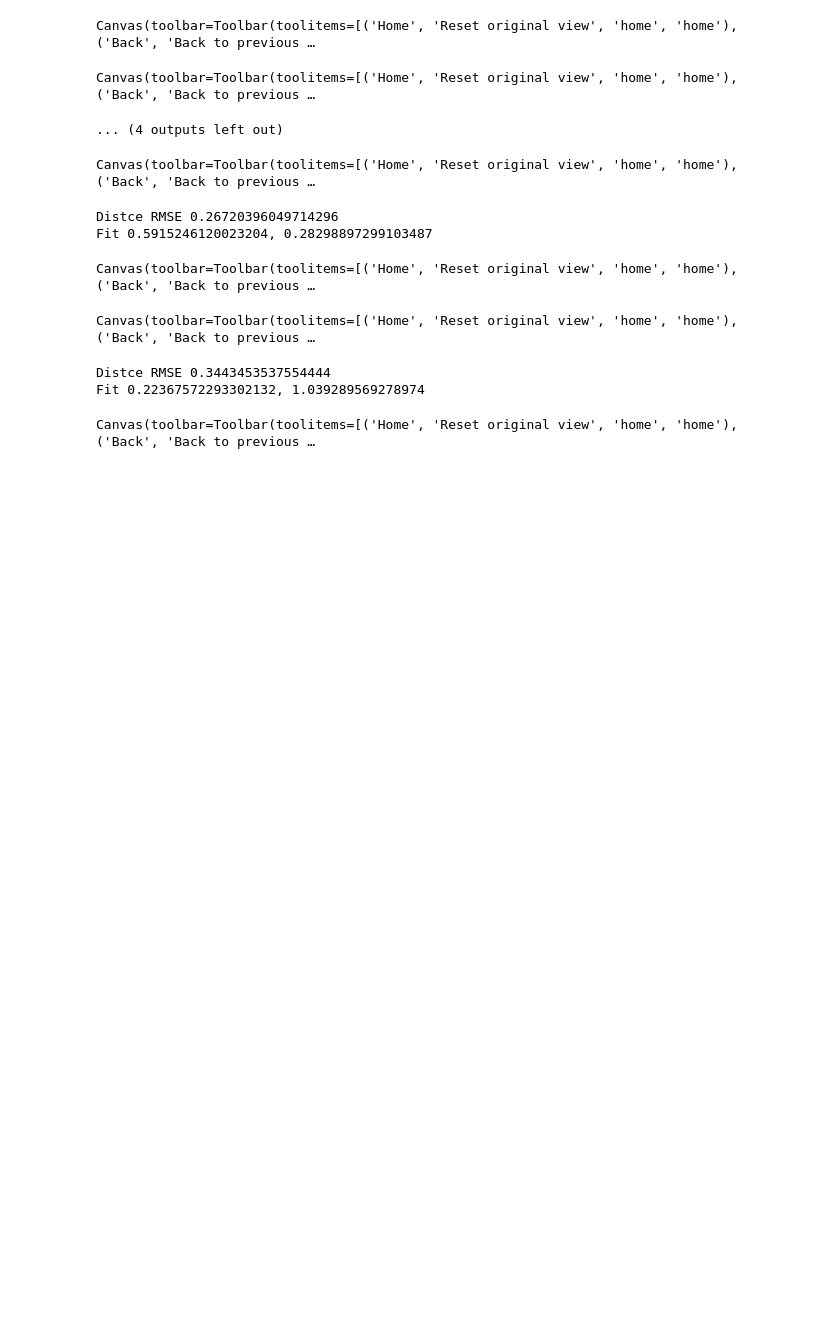
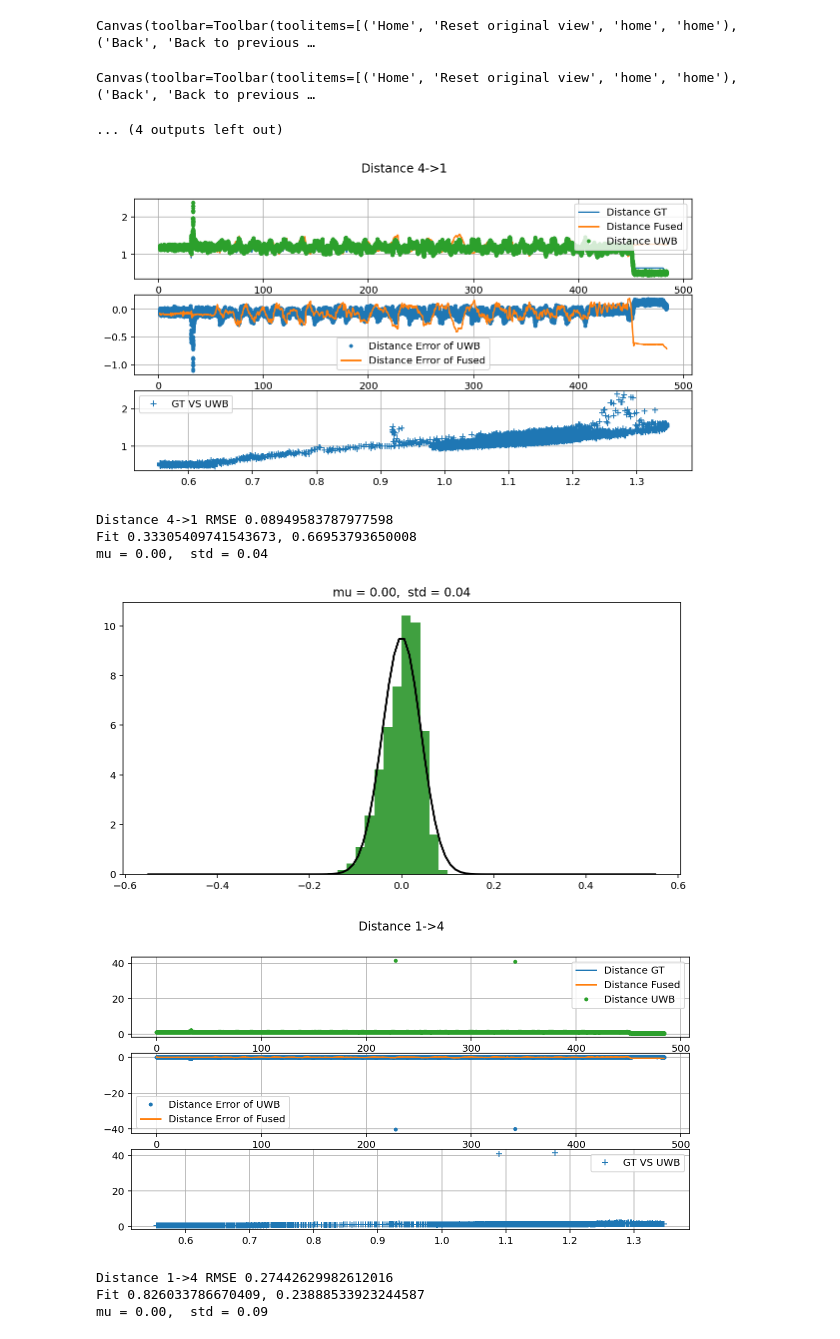
Before and after one commit to HKUST-Aerial-Robotics/Omni-swarm, a Jupyter notebook: swarm_localization/DataAnalysis/loop_accurate_analyze.ipynb, the cells around one changed output. Saved outputs shown, nothing was run; the diff lists cells and outputs as text; code cells hidden in the pictures; blank space fills up the shorter version.

```diff
--- a/swarm_localization/DataAnalysis/loop_accurate_analyze.ipynb
+++ b/swarm_localization/DataAnalysis/loop_accurate_analyze.ipynb
@@ -102,13 +91,14 @@ Canvas(toolbar=Toolbar(toolitems=[('Home', 'Reset original view', 'home', 'home'
 ... (4 outputs left out)
 # %%
 plt.close("all")
-plot_distance_err(poses, poses_fused, poses_vo, poses_path, distances, main_id, nodes)
+plot_distance_err(poses, poses_fused, distances, main_id, nodes, is_show=True)
 # %% [output]
+[figure, added]
-Canvas(toolbar=Toolbar(toolitems=[('Home', 'Reset original view', 'home', 'home'), ('Back', 'Back to previous …
+Distance 4->1 RMSE 0.08949583787977598
+Fit 0.33305409741543673, 0.66953793650008
+mu = 0.00,  std = 0.04
+[figure, added]
+[figure, added]
-Distce RMSE 0.26720396049714296
-Fit 0.5915246120023204, 0.28298897299103487
+Distance 1->4 RMSE 0.27442629982612016
+Fit 0.826033786670409, 0.23888533923244587
+mu = 0.00,  std = 0.09
-Canvas(toolbar=Toolbar(toolitems=[('Home', 'Reset original view', 'home', 'home'), ('Back', 'Back to previous …
-Canvas(toolbar=Toolbar(toolitems=[('Home', 'Reset original view', 'home', 'home'), ('Back', 'Back to previous …
-Distce RMSE 0.3443453537554444
-Fit 0.22367572293302132, 1.039289569278974
-Canvas(toolbar=Toolbar(toolitems=[('Home', 'Reset original view', 'home', 'home'), ('Back', 'Back to previous …
```
Also changed, not shown: parts of 7 cells of this notebook, 4 other files.
